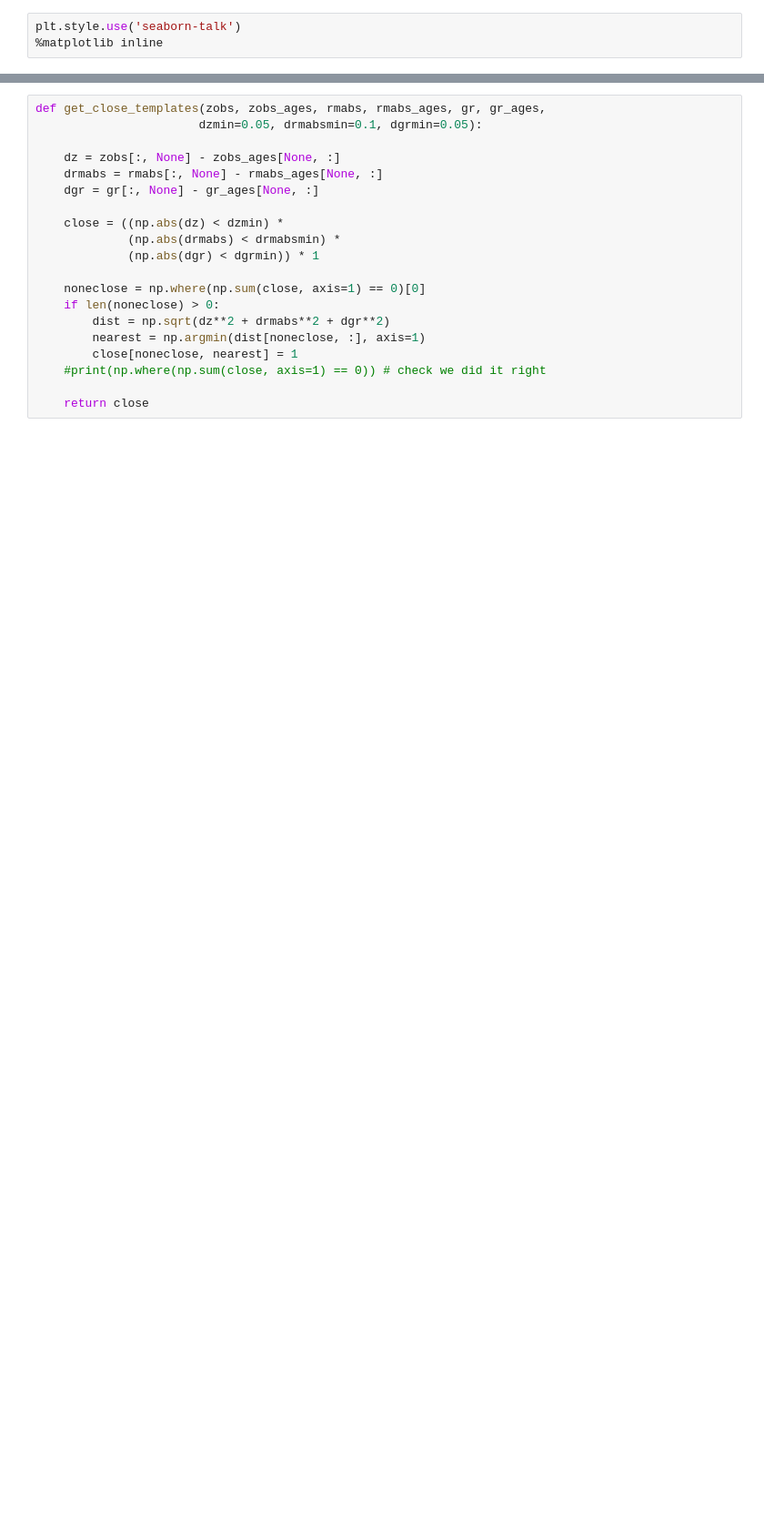
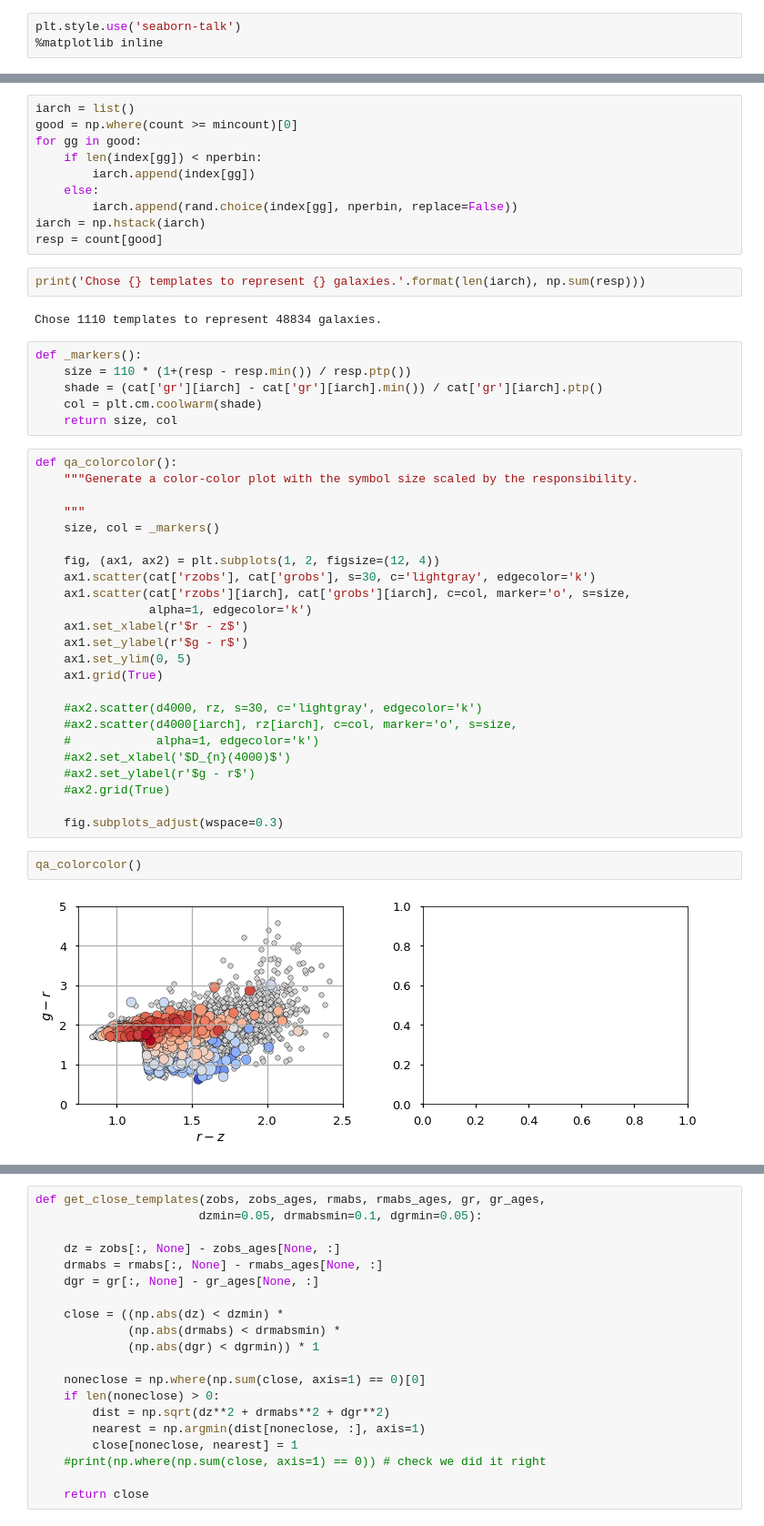
Before and after one commit to desihub/desisim, a Jupyter notebook: doc/nb/lrg-templates.ipynb, the cells around one changed output, grey strips where cells are left out. Shown: that part at 91% size. Saved outputs shown, nothing was run; the diff lists cells and outputs as text; blank space fills up the shorter version.

```diff
--- a/doc/nb/lrg-templates.ipynb
+++ b/doc/nb/lrg-templates.ipynb
@@ -75,0 +199,48 @@ tree = KDTree( np.vstack((zobj, Mg-Mr, Mr-Mz)).T )
+# %%
+iarch = list()
+good = np.where(count >= mincount)[0]
+for gg in good:
+    if len(index[gg]) < nperbin:
+        iarch.append(index[gg])
+    else:
+        iarch.append(rand.choice(index[gg], nperbin, replace=False))
+iarch = np.hstack(iarch)
+resp = count[good]
+# %%
+print('Chose {} templates to represent {} galaxies.'.format(len(iarch), np.sum(resp)))
+# %% [output]
+Chose 1110 templates to represent 48834 galaxies.
+# %%
+def _markers():
+    size = 110 * (1+(resp - resp.min()) / resp.ptp())
+    shade = (cat['gr'][iarch] - cat['gr'][iarch].min()) / cat['gr'][iarch].ptp()
+    col = plt.cm.coolwarm(shade)
+    return size, col
+# %%
+def qa_colorcolor():
+    """Generate a color-color plot with the symbol size scaled by the responsibility.
+
+    """
+    size, col = _markers()
+
+    fig, (ax1, ax2) = plt.subplots(1, 2, figsize=(12, 4))
+    ax1.scatter(cat['rzobs'], cat['grobs'], s=30, c='lightgray', edgecolor='k')
+    ax1.scatter(cat['rzobs'][iarch], cat['grobs'][iarch], c=col, marker='o', s=size,
+                alpha=1, edgecolor='k')
+    ax1.set_xlabel(r'$r - z$')
+    ax1.set_ylabel(r'$g - r$')
+    ax1.set_ylim(0, 5)
+    ax1.grid(True)
+
+    #ax2.scatter(d4000, rz, s=30, c='lightgray', edgecolor='k')
+    #ax2.scatter(d4000[iarch], rz[iarch], c=col, marker='o', s=size,
+    #            alpha=1, edgecolor='k')
+    #ax2.set_xlabel('$D_{n}(4000)$')
+    #ax2.set_ylabel(r'$g - r$')
+    #ax2.grid(True)
+
+    fig.subplots_adjust(wspace=0.3)
+# %%
+qa_colorcolor()
+# %% [output]
+[figure, added]
```
Also changed, not shown: parts of 55 cells of this notebook.
